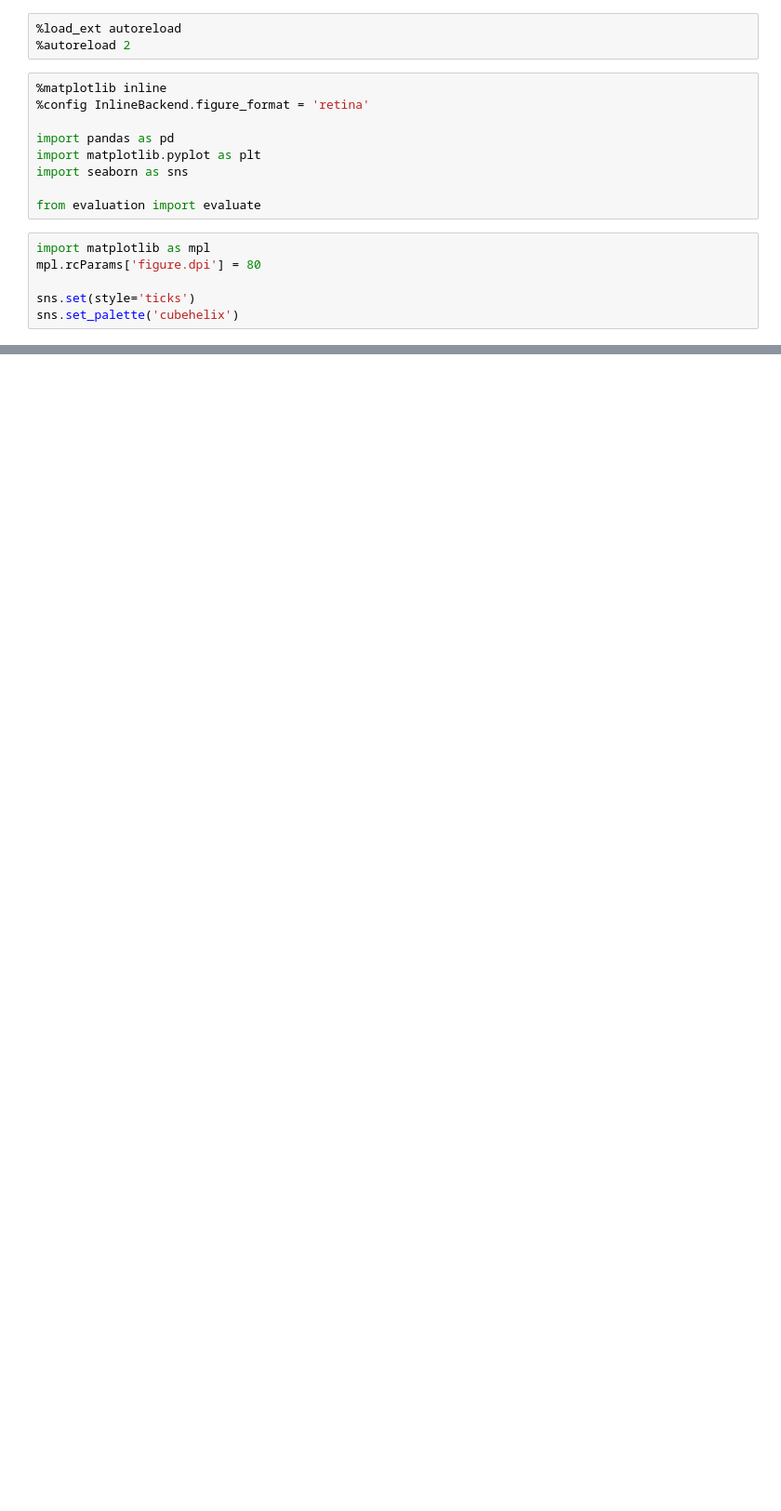
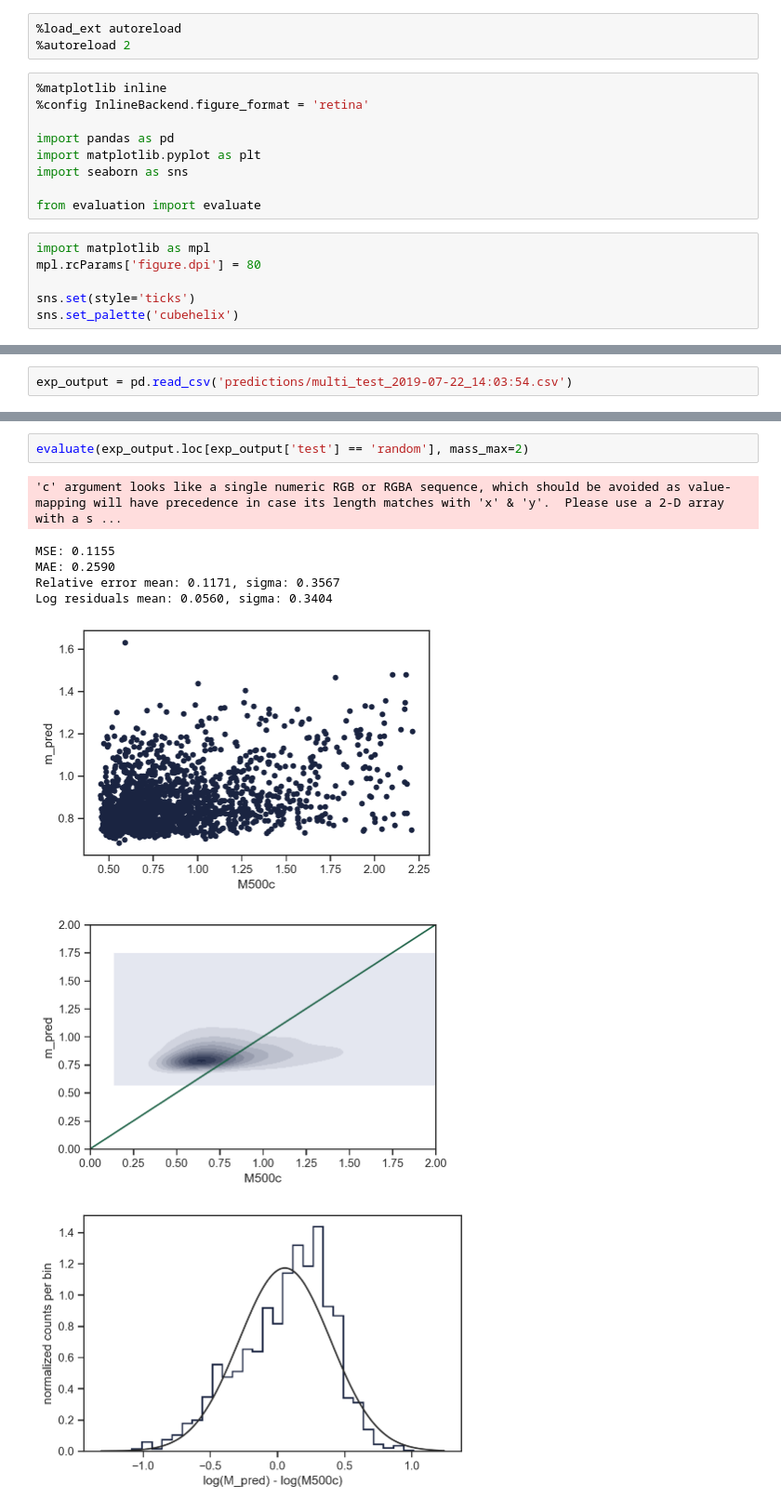
Before and after one commit to snakoneczny/cmb-lensing, a Jupyter notebook: results.ipynb, the cells around one changed output, grey strips where cells are left out. Shown at 93% size. Cells and saved outputs as stored; diff of their text form; blank space fills up the shorter version.

Commit message:
mass relevant tests

```diff
--- a/results.ipynb
+++ b/results.ipynb
@@ -18,0 +21,2 @@ sns.set_palette('cubehelix')
+# %%
+exp_output = pd.read_csv('predictions/multi_test_2019-07-22_14:03:54.csv')
@@ -18,0 +25,11 @@ sns.set_palette('cubehelix')
+# %%
+evaluate(exp_output.loc[exp_output['test'] == 'random'], mass_max=2)
+# %% [output]
+'c' argument looks like a single numeric RGB or RGBA sequence, which should be avoided as value-mapping will have precedence in case its length matches with 'x' & 'y'.  Please use a 2-D array with a s ...
+MSE: 0.1155
+MAE: 0.2590
+Relative error mean: 0.1171, sigma: 0.3567
+Log residuals mean: 0.0560, sigma: 0.3404
+[figure, added]
+[figure, added]
+[figure, added]
```
Also changed, not shown: parts of 8 cells of this notebook, 5 other files.
